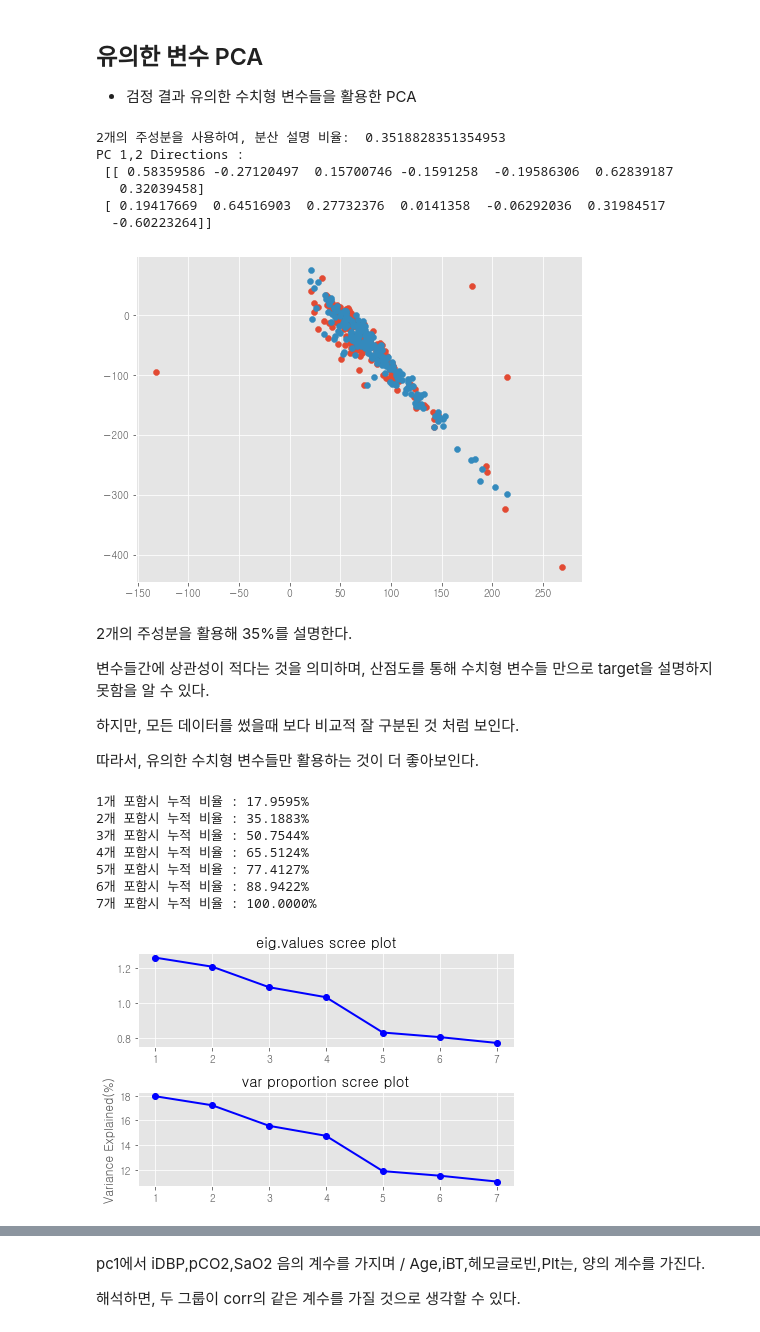
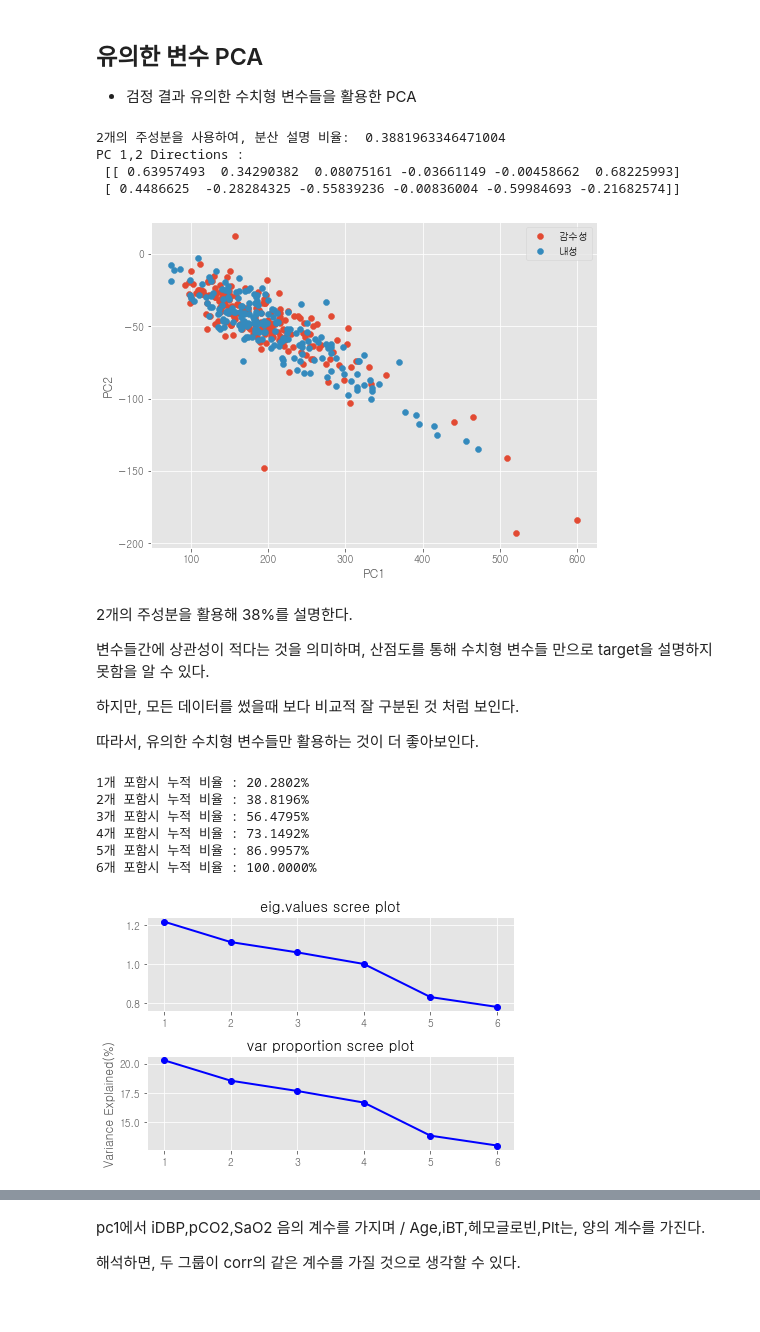
Before and after one commit to bub3690/22-1_multivariate, a Jupyter notebook: final_project/EDA.ipynb, the cells around one changed output, grey strips where cells are left out. Cells and saved outputs as stored; diff of their text form; code cells hidden in the pictures.

```diff
--- a/final_project/EDA.ipynb
+++ b/final_project/EDA.ipynb
@@ -582,43 +592,45 @@ ax = sns.heatmap(pc_frame,
 
 - 검정 결과 유의한 수치형 변수들을 활용한 PCA
 # %%
-x_trained_reduced = x_train[['Age','iDBP','iBT','pCO2','SaO2','Hb','Plt']].copy()
+x_trained_reduced = x_train[['iDBP','iBT','pCO2','SaO2','Hb','Plt']].copy()
 # %%
 x_R = x_trained_reduced.corr()
 eig_vals,eig_vecs =np.linalg.eig(x_R)
 
 idx = eig_vals.argsort()[::-1]
 eig_vals = eig_vals[idx]
 eig_vecs = eig_vecs[:,idx]
 
 
 print("2개의 주성분을 사용하여, 분산 설명 비율: ", np.sum(eig_vals[0:2])/np.sum(eig_vals))
 print('PC 1,2 Directions :\n',eig_vecs[0:2])
 
 PCA=x_trained_reduced.select_dtypes(include=np.number).dot(eig_vecs[0:2].T)
 #print('PC 1,2 :\n',PCA)
 
 PCA.columns=['PCA1','PCA2']
 
 fig =plt.figure(figsize=(8,6))
 sensibility = PCA[y_train==0] #
 tolerance = PCA[y_train==1] #
 
 plt.scatter(sensibility.iloc[:,0],sensibility.iloc[:,1],label='감수성')
 plt.scatter(tolerance.iloc[:,0],tolerance.iloc[:,1],label='내성')
+plt.xlabel("PC1")
+plt.ylabel("PC2")
+plt.legend()
+
 
 #plt.scatter(PCA.iloc[:,0],PCA.iloc[:,1])
 plt.show()
 # %% [output]
-2개의 주성분을 사용하여, 분산 설명 비율:  0.3518828351354953
+2개의 주성분을 사용하여, 분산 설명 비율:  0.3881963346471004
 PC 1,2 Directions :
- [[ 0.58359586 -0.27120497  0.15700746 -0.1591258  -0.19586306  0.62839187
-   0.32039458]
- [ 0.19417669  0.64516903  0.27732376  0.0141358  -0.06292036  0.31984517
-  -0.60223264]]
+ [[ 0.63957493  0.34290382  0.08075161 -0.03661149 -0.00458662  0.68225993]
+ [ 0.4486625  -0.28284325 -0.55839236 -0.00836004 -0.59984693 -0.21682574]]
-[figure, old version]
+[figure, new version]
 # %% [markdown]
-2개의 주성분을 활용해 35%를 설명한다.
+2개의 주성분을 활용해 38%를 설명한다.
 
 변수들간에 상관성이 적다는 것을 의미하며, 산점도를 통해 수치형 변수들 만으로 target을 설명하지 못함을 알 수 있다.
 
@@ -628,19 +640,19 @@ PC 1,2 Directions :
 # %%
 cur_var = []
 
-for i in range(7):
+for i in range(6):
     cur_var.append( np.sum(eig_vals[i:i+1])*100/np.sum(eig_vals) )
     print("{}개 포함시 누적 비율 : {:.4f}%".format(i+1,np.sum(eig_vals[0:i+1])*100/np.sum(eig_vals)))
 
 
 
 plt.subplot(2,1,1)
-plt.plot(np.arange(7)+1,eig_vals, 'o-', linewidth=2, color='blue',)
+plt.plot(np.arange(6)+1,eig_vals, 'o-', linewidth=2, color='blue',)
 plt.xticks(np.arange(1, len(eig_vals)+1, 1))
 plt.title('eig.values scree plot')
 
 plt.subplot(2,1,2)
-plt.plot(np.arange(7)+1,cur_var, 'o-', linewidth=2, color='blue',)
+plt.plot(np.arange(6)+1,cur_var, 'o-', linewidth=2, color='blue',)
 plt.xticks(np.arange(1, len(eig_vals)+1, 1))
 plt.title('var proportion scree plot')
 plt.ylabel('Variance Explained(%)')
@@ -648,14 +660,13 @@ plt.ylabel('Variance Explained(%)')
 plt.tight_layout()
 plt.show()
 # %% [output]
-1개 포함시 누적 비율 : 17.9595%
-2개 포함시 누적 비율 : 35.1883%
-3개 포함시 누적 비율 : 50.7544%
-4개 포함시 누적 비율 : 65.5124%
-5개 포함시 누적 비율 : 77.4127%
-6개 포함시 누적 비율 : 88.9422%
-7개 포함시 누적 비율 : 100.0000%
+1개 포함시 누적 비율 : 20.2802%
+2개 포함시 누적 비율 : 38.8196%
+3개 포함시 누적 비율 : 56.4795%
+4개 포함시 누적 비율 : 73.1492%
+5개 포함시 누적 비율 : 86.9957%
+6개 포함시 누적 비율 : 100.0000%
-[figure, old version]
+[figure, new version]
 # %%
 df_cols = x_trained_reduced.select_dtypes(include=np.number).columns
 pc_frame = pd.DataFrame(columns=df_cols)
```
Also changed, not shown: parts of 22 cells of this notebook, 2 other files.
